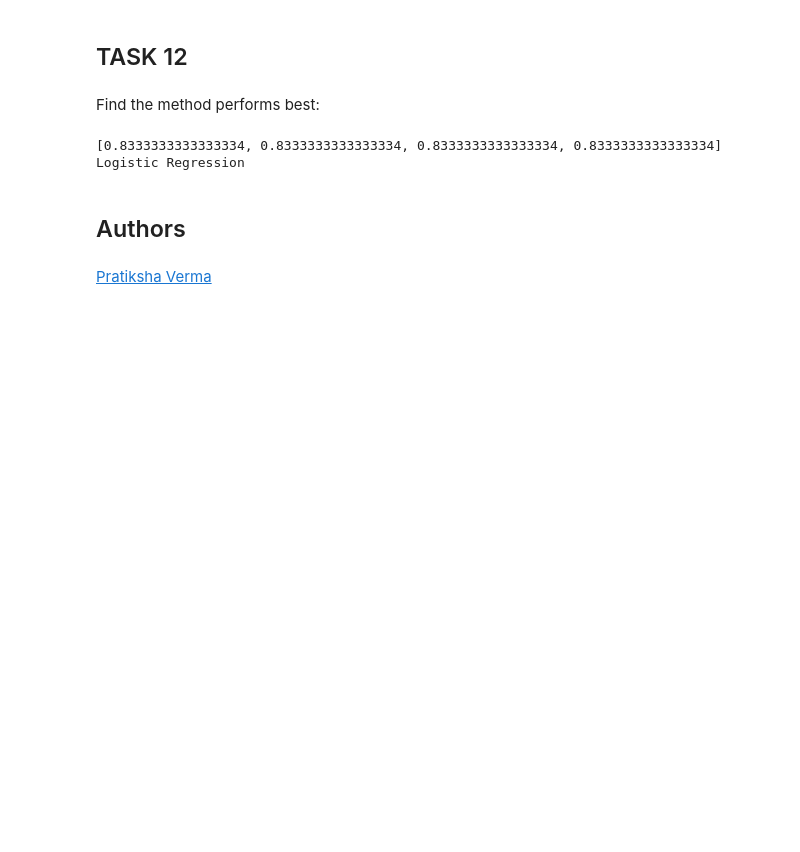
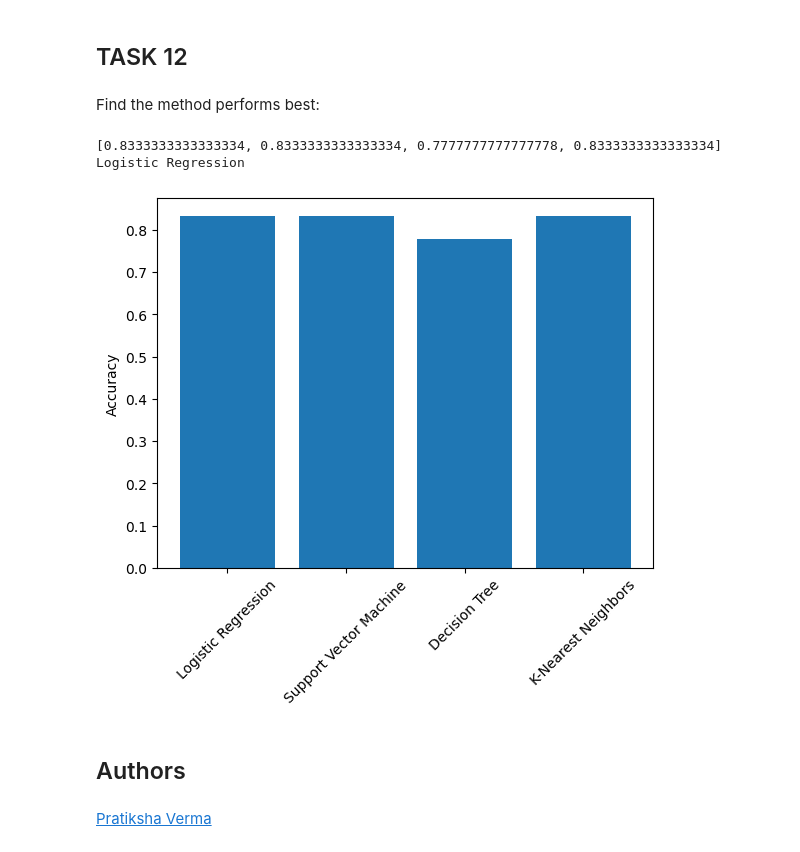
Before and after one commit to nabbers92/ibm_data_science_capstone, a Jupyter notebook: predictive_modeling.ipynb, the cells around one changed output. Drawn from its saved outputs; the diff is of its cells as text; code cells hidden in the pictures; blank space fills up the shorter version.

Commit message:
Update modeling to suppress output and visualize accuracy

```diff
--- a/predictive_modeling.ipynb
+++ b/predictive_modeling.ipynb
@@ -248,7 +248,7 @@ accuracy : 0.8482142857142856
 # %% [markdown]
 Calculate the accuracy on the test data using the method <code>score</code>:
 # %%
-svm_score = svc_cv.score(X_test, Y_test)
+svm_score = svm_cv.score(X_test, Y_test)
 svm_score
 # %% [output]
 0.8333333333333334
@@ -267,7 +267,7 @@ Create a decision tree classifier object then  create a  <code>GridSearchCV</cod
 parameters = {'criterion': ['gini', 'entropy'],
      'splitter': ['best', 'random'],
      'max_depth': [2*n for n in range(1,10)],
-     'max_features': ['auto', 'sqrt'],
+     'max_features': ['sqrt'],
      'min_samples_leaf': [1, 2, 4],
      'min_samples_split': [2, 5, 10]}
 
@@ -353,11 +352,17 @@ Find the method performs best:
 # %%
 scores = [lr_score,svm_score,tree_score,knn_score]
 methods = ['Logistic Regression', 'Support Vector Machine', 'Decision Tree', 'K-Nearest Neighbors']
 print(scores)
 print(methods[scores.index(max(scores))])
+
+plt.bar(methods, scores)
+plt.xticks(rotation=45)
+plt.ylabel('Accuracy')
+plt.show()
 # %% [output]
-[0.8333333333333334, 0.8333333333333334, 0.8333333333333334, 0.8333333333333334]
+[0.8333333333333334, 0.8333333333333334, 0.7777777777777778, 0.8333333333333334]
 Logistic Regression
+[figure, added]
 # %% [markdown]
 ## Authors
 # %% [markdown]
```
Also changed, not shown: parts of 4 cells of this notebook.
